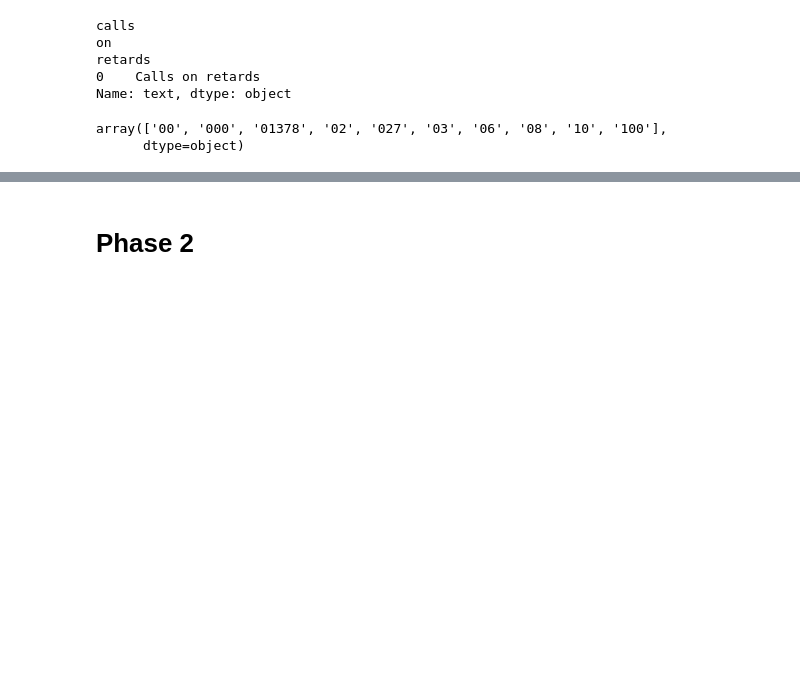
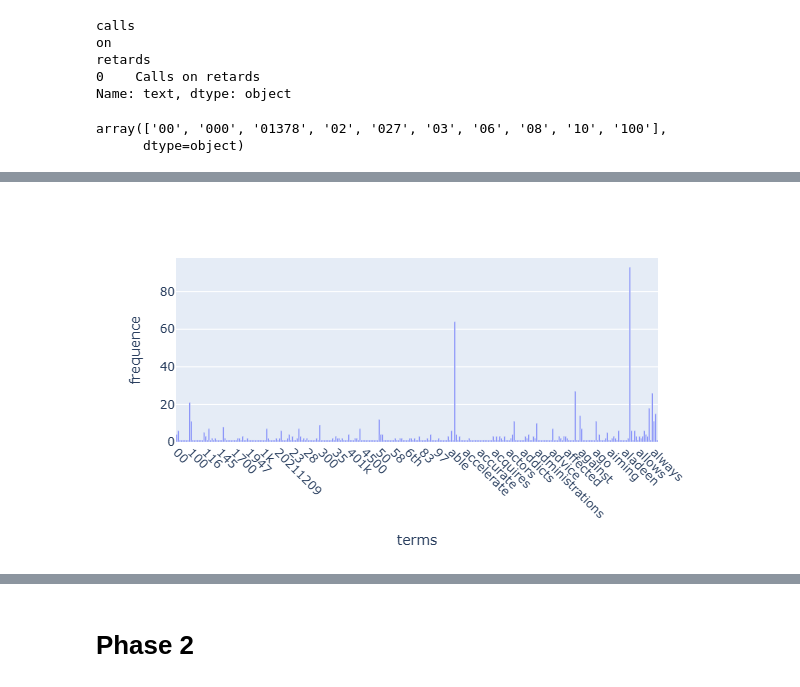
Before and after one commit to lu1hOAO/DM2025-Lab1-Exercise, a Jupyter notebook: DM2025-Lab1-Homework.ipynb, the cells around one changed output, grey strips where cells are left out. Drawn from its saved outputs; the diff is of its cells as text; code cells hidden in the pictures; blank space fills up the shorter version.

```diff
--- a/DM2025-Lab1-Homework.ipynb
+++ b/DM2025-Lab1-Homework.ipynb
@@ -218,3 +219,6 @@ import plotly as py
 [nltk_data] Downloading package punkt_tab to
 [nltk_data]     C:\Users\ring9\AppData\Roaming\nltk_data...
 [nltk_data]   Package punkt_tab is already up-to-date!
+# %%
+count_vect=CountVectorizer(analyzer="word")
+count_vect.fit_transform(df["text"])
@@ -275,0 +313,12 @@ array(['00', '000', '01378', '02', '027', '03', '06', '08', '10', '100'],
+# %%
+import plotly.express as px
+term_frequencies=np.asarray(df_counts.sum(axis=0))[0]
+# %%
+draw_to=pd.DataFrame({"terms":count_vect.get_feature_names_out()[:300],
+                "frequence":term_frequencies[:300]})
+g=px.bar(draw_to,x="terms",y="frequence")
+g.update_traces(textposition="outside")
+g.update_layout(xaxis_tickangle=45)
+g.show()
+# %% [output]
+[figure, added]
```
Also changed, not shown: parts of 15 cells of this notebook, 1 other file.
